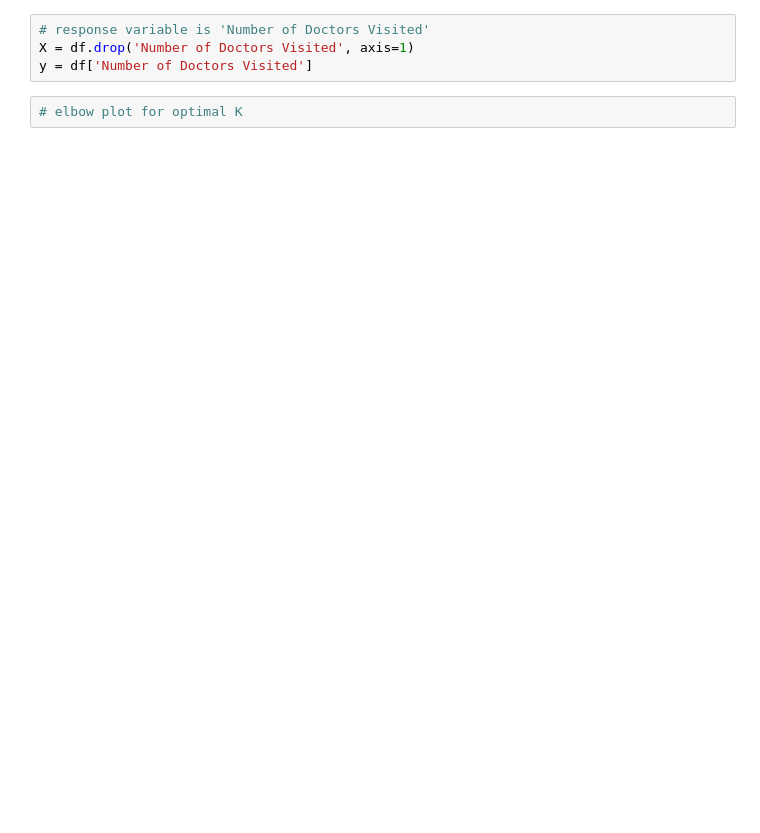
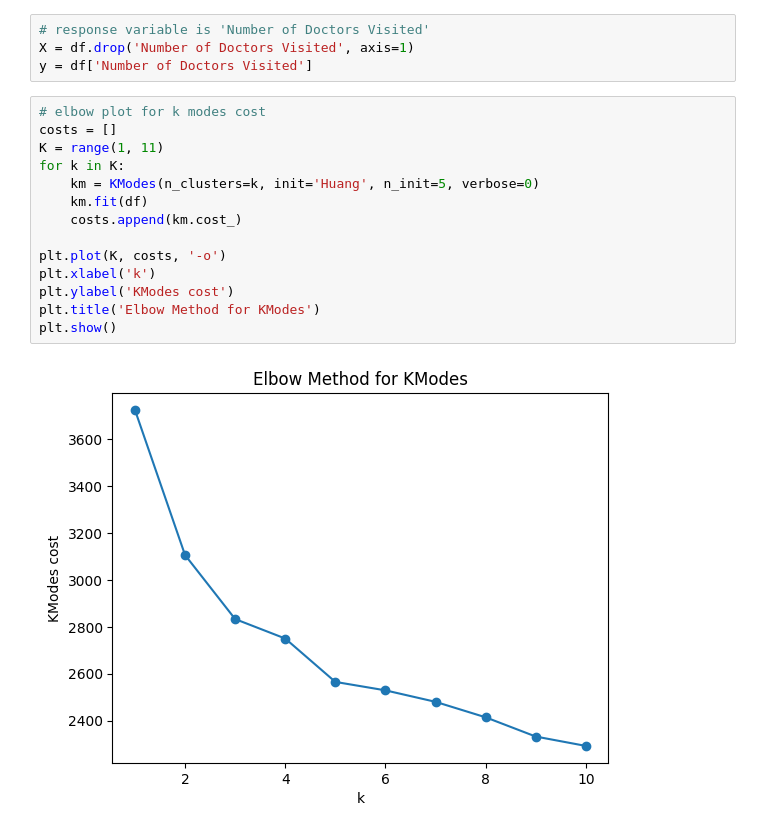
Before and after one commit to tracyhua2/DS3001, a Jupyter notebook: Final Project/DS3001_Unsupervised.ipynb, the cells around one changed output. Cells and saved outputs as stored; diff of their text form; blank space fills up the shorter version.

```diff
--- a/Final Project/DS3001_Unsupervised.ipynb
+++ b/Final Project/DS3001_Unsupervised.ipynb
@@ -29,5 +29,19 @@ df.head()
 # response variable is 'Number of Doctors Visited'
 X = df.drop('Number of Doctors Visited', axis=1)
 y = df['Number of Doctors Visited']
-# %%
-# elbow plot for optimal K
+# %%
+# elbow plot for k modes cost
+costs = []
+K = range(1, 11)
+for k in K:
+    km = KModes(n_clusters=k, init='Huang', n_init=5, verbose=0)
+    km.fit(df)
+    costs.append(km.cost_)
+
+plt.plot(K, costs, '-o')
+plt.xlabel('k')
+plt.ylabel('KModes cost')
+plt.title('Elbow Method for KModes')
+plt.show()
+# %% [output]
+[figure, added]
```
Also changed, not shown: parts of 7 cells of this notebook.
